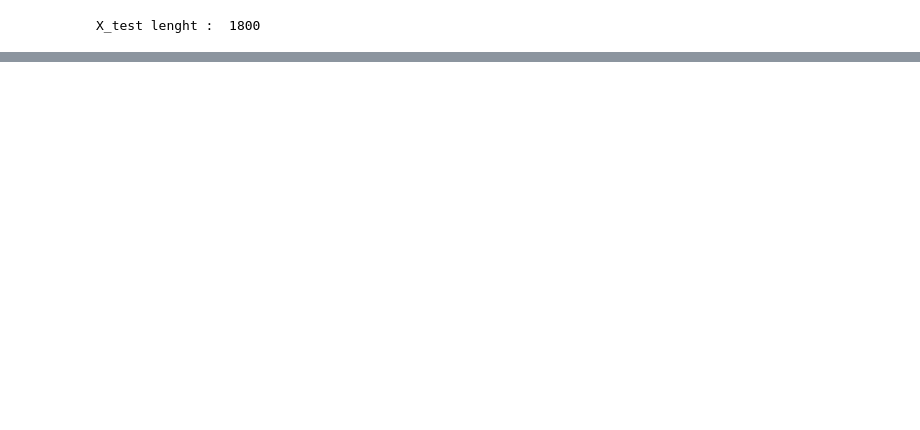
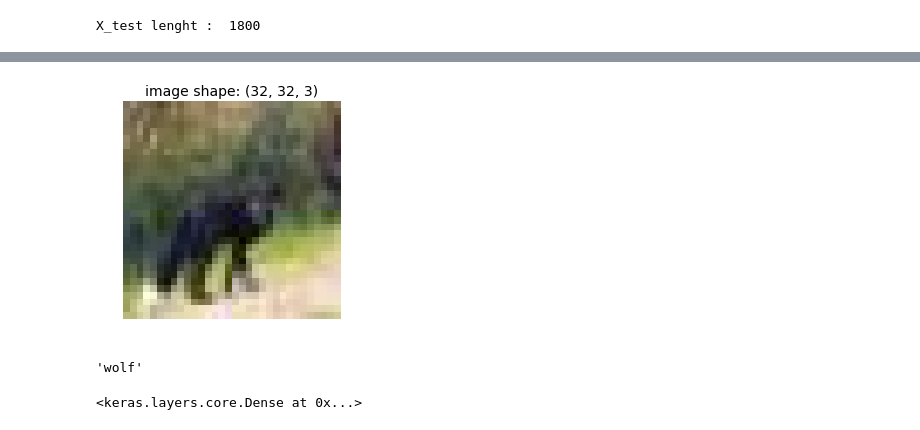
Before and after one commit to JeremyBouhi/DeepLearning, a Jupyter notebook: DeepLearningProject.ipynb, the cells around one changed output, grey strips where cells are left out. Cells and saved outputs as stored; diff of their text form; code cells hidden in the pictures; blank space fills up the shorter version.

```diff
--- a/DeepLearningProject.ipynb
+++ b/DeepLearningProject.ipynb
@@ -142,0 +246,4 @@ X_test lenght :  1800
+# %%
+show(np.asarray(X_test[7]))
+# %% [output]
+[figure, added]
@@ -142,0 +254,4 @@ X_test lenght :  1800
+# %%
+classes[y_test[7]]
+# %% [output]
+'wolf'
@@ -150,4 +279,7 @@ from skimage.io import imread
 # %%
  #Basic Implementation of resnet model
 model_ResNet50 = ResNet50(include_top=True, weights='imagenet')
+model_ResNet50.layers.pop()
 #model_ResNet50.summary()
+# %% [output]
+<keras.layers.core.Dense at 0x...>
```
Also changed, not shown: parts of 32 cells of this notebook.
